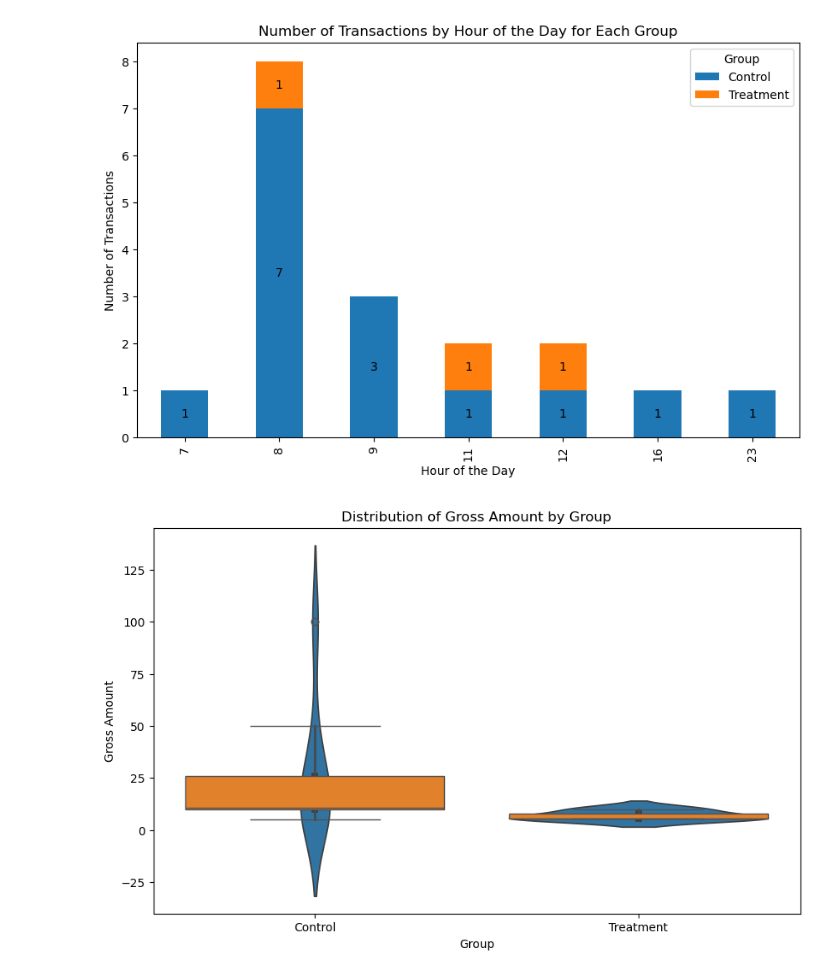
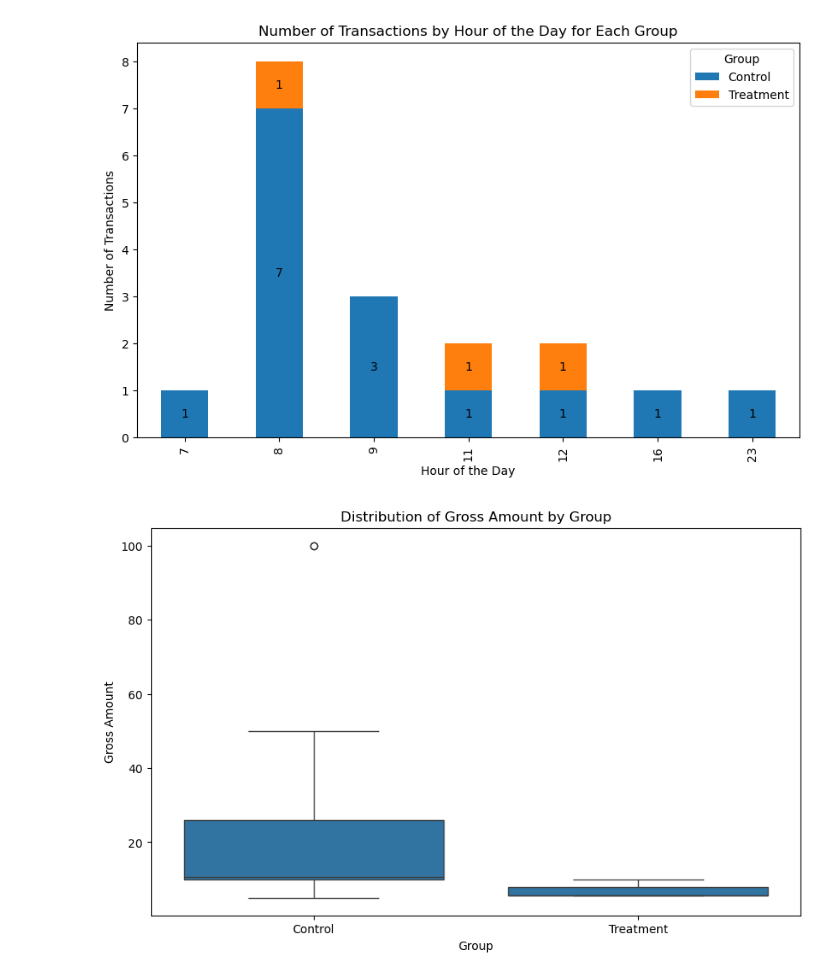
Before and after one commit to rsm-cds006/458FinalPresentationRepo, a Jupyter notebook: sangho_analysis.ipynb, the cells around one changed output. Drawn from its saved outputs; the diff is of its cells as text; code cells hidden in the pictures.

```diff
--- a/sangho_analysis.ipynb
+++ b/sangho_analysis.ipynb
@@ -187,14 +187,13 @@ plt.show()
 [figure]
 # %%
 plt.figure(figsize=(10,6))
-sns.violinplot(x='Group', y='Gross', data=donation)
 sns.boxplot(x='Group', y='Gross', data=donation)
 plt.xlabel('Group')
 plt.ylabel('Gross Amount')
 plt.title('Distribution of Gross Amount by Group')
 plt.show()
 # %% [output]
-[figure, old version]
+[figure, new version]
 # %%
 sns.boxplot(x='Date', y='Gross', data=donation)
 plt.show()
```
Also changed, not shown: parts of 1 cell of this notebook, 6 other files.
